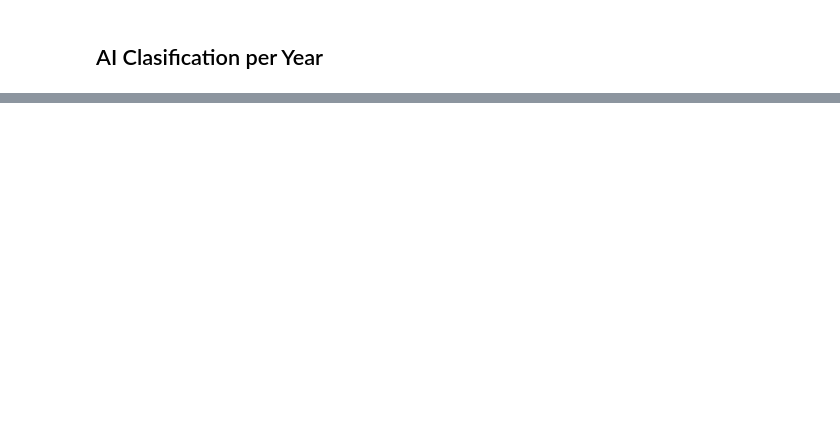
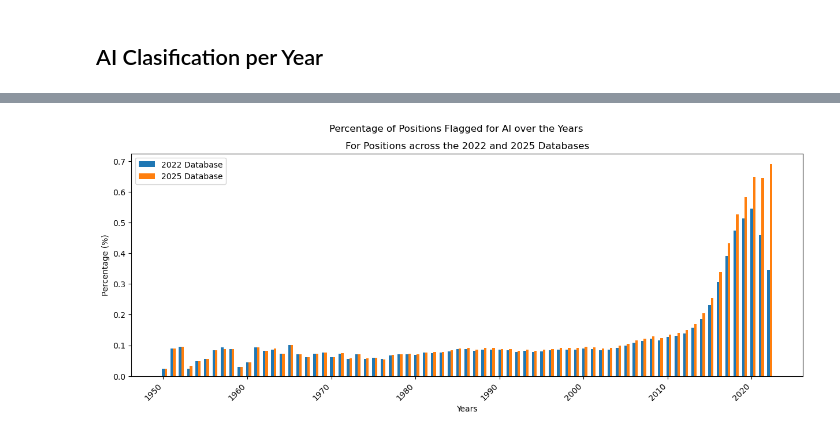
Before and after one commit to juliahansen3/Berkeley-Haas-Research, a Jupyter notebook: Python Plots/Data Visualization.ipynb, the cells around one changed output, grey strips where cells are left out. Cells and saved outputs as stored; diff of their text form; code cells hidden in the pictures; blank space fills up the shorter version.

```diff
--- a/Python Plots/Data Visualization.ipynb
+++ b/Python Plots/Data Visualization.ipynb
@@ -134,0 +175,5 @@ AI_class_df
+# %%
+# load in data pertaining to same positions held across 2022 and 2025 db
+AI_class_22_25 = pd.read_csv("2022_2025_matched_positions_of_AIclass_and_years.csv")
+AI_class_22_25_df = pd.DataFrame(AI_class_22_25)
+AI_class_22_25_df
@@ -280,0 +376,28 @@ Text(0.5, 1.0, 'Percentage of Positions Not Flagged for AI over the Years')
+# %%
+ticks = [0, 10, 20, 30, 40, 50, 60, 70]
+tick_labels = [AI_class_22_25.years.iloc[10*i] for i in range(8)]
+# %%
+N = len(AI_class_22_25)
+
+ind = np.arange(N)
+
+blue_bar = AI_class_22_25.AI_perc_22
+orange_bar = AI_class_22_25.AI_perc_25
+
+width = 0.3
+
+plt.figure(figsize = (15, 5))
+
+plt.bar(ind, blue_bar, width, label = "2022 Database")
+plt.bar(ind + width, orange_bar, width, label = "2025 Database")
+
+plt.xticks(ticks, tick_labels, rotation = 45, ha = 'right')
+plt.xlabel("Years")
+plt.ylabel("Percentage (%)")
+plt.suptitle("Percentage of Positions Flagged for AI over the Years")
+plt.title("For Positions across the 2022 and 2025 Databases")
+
+plt.legend(loc = 'best')
+plt.show()
+# %% [output]
+[figure, added]
```
Also changed, not shown: parts of 10 cells of this notebook.
